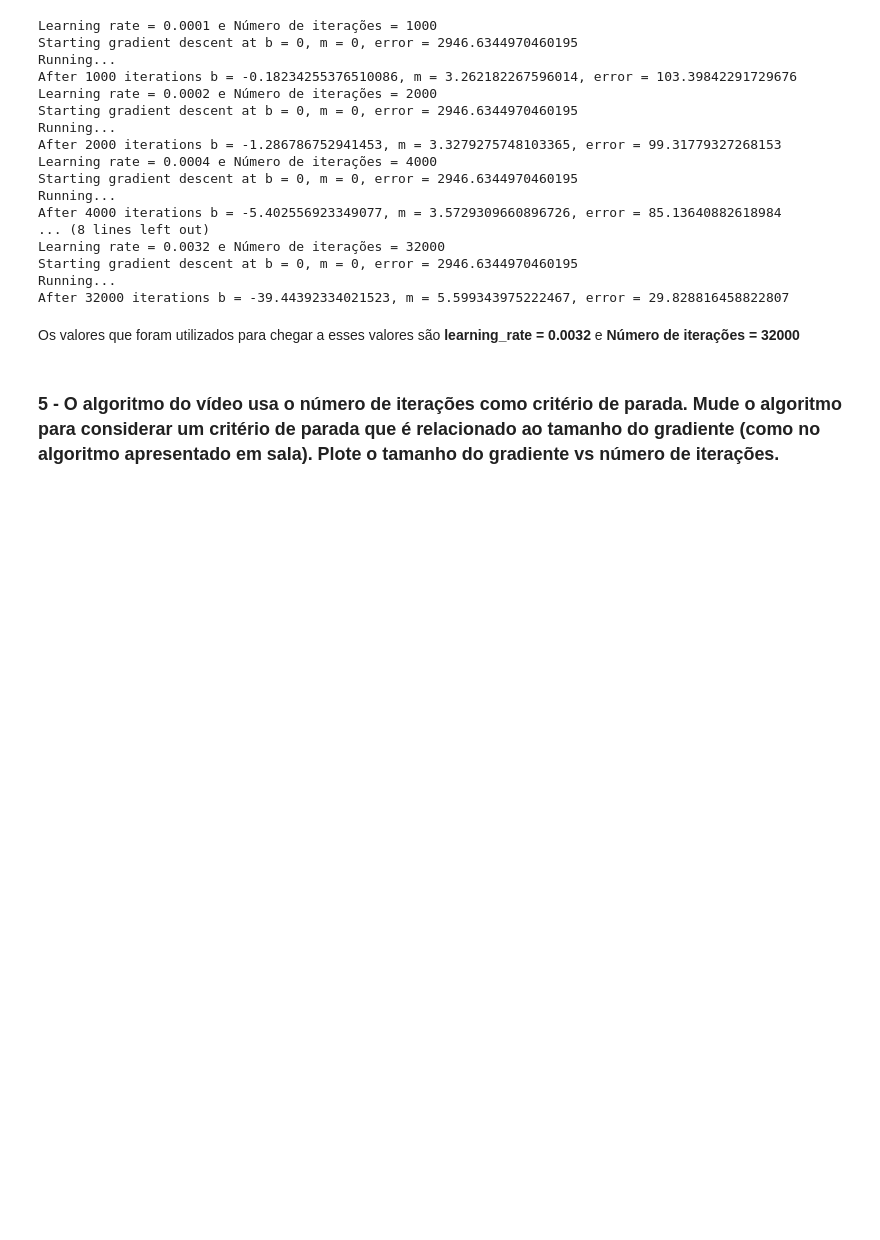
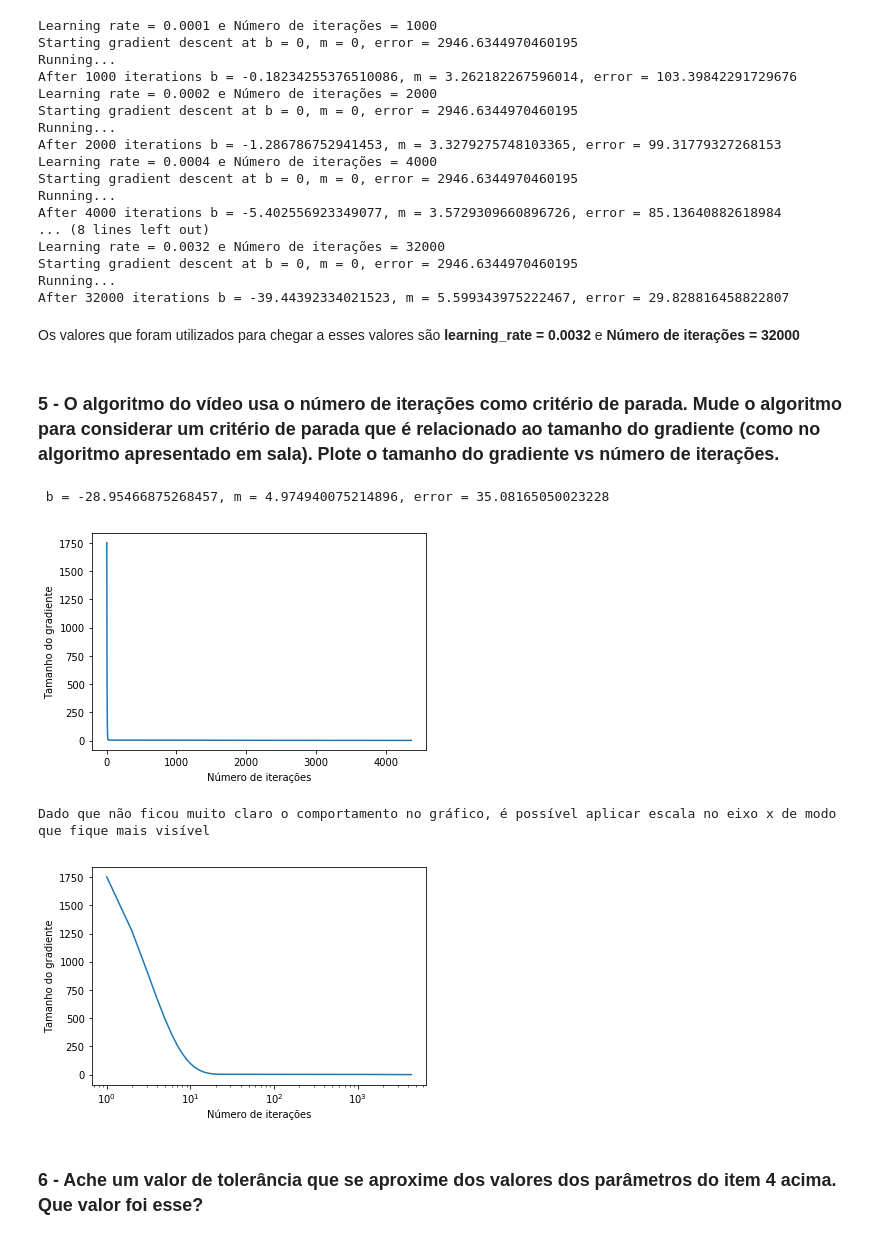
Before and after one commit to luizcz/aprendizado_maquina, a Jupyter notebook: regressao_linear/Regressão Linear.ipynb, the cells around one changed output. Saved outputs shown, nothing was run; the diff lists cells and outputs as text; code cells hidden in the pictures; blank space fills up the shorter version.

```diff
--- a/regressao_linear/Regressão Linear.ipynb
+++ b/regressao_linear/Regressão Linear.ipynb
@@ -72,7 +66,7 @@ def run():
     num_iterations = 1000
     print("Starting gradient descent at b = {0}, m = {1}, error = {2}".format(initial_b, initial_m, compute_error_for_given_points(initial_b, initial_m, points)))
     print("Running...")
-    [b,m] = gradiente_descent_runner(points, initial_b, initial_m, learning_rate, num_iterations)
+    [b,m] = gradient_descent_runner(points, initial_b, initial_m, learning_rate, num_iterations)
     print ("After {0} iterations b = {1}, m = {2}, error = {3}".format(num_iterations, b, m, compute_error_for_given_points(b, m, points)))
 
 
@@ -85,7 +79,7 @@ After 1000 iterations b = -0.18234255376510086, m = 3.262182267596014, error = 1
 # %% [markdown]
 ### 2 - Modifique o código original para imprimir o RSS a cada iteração do gradiente descendente.
 # %%
-def gradiente_descent_runner(points, starting_b, starting_m, learning_rate, num_iterations):
+def gradient_descent_runner(points, starting_b, starting_m, learning_rate, num_iterations):
     b = starting_b
     m = starting_m
 
@@ -104,7 +98,7 @@ def run():
     num_iterations = 1000
     print("Starting gradient descent at b = {0}, m = {1}, error = {2}".format(initial_b, initial_m, compute_error_for_given_points(initial_b, initial_m, points)))
     print("Running...")
-    [b,m] = gradiente_descent_runner(points, initial_b, initial_m, learning_rate, num_iterations)
+    [b,m] = gradient_descent_runner(points, initial_b, initial_m, learning_rate, num_iterations)
     print ("After {0} iterations b = {1}, m = {2}, error = {3}".format(num_iterations, b, m, compute_error_for_given_points(b, m, points)))
 
 
@@ -134,7 +128,7 @@ After 1000 iterations b = -0.18234255376510086, m = 3.262182267596014, error = 1
 #from matplotlib import pyplot as plt
 eixo_x = []
 eixo_y = []
-def gradiente_descent_runner(points, starting_b, starting_m, learning_rate, num_iterations):
+def gradient_descent_runner(points, starting_b, starting_m, learning_rate, num_iterations):
     b = starting_b
     m = starting_m
 
@@ -155,7 +149,7 @@ def run():
     num_iterations = 1000
     #print("Starting gradient descent at b = {0}, m = {1}, error = {2}".format(initial_b, initial_m, compute_error_for_given_points(initial_b, initial_m, points)))
     #print("Running...")
-    [b,m] = gradiente_descent_runner(points, initial_b, initial_m, learning_rate, num_iterations)
+    [b,m] = gradient_descent_runner(points, initial_b, initial_m, learning_rate, num_iterations)
     plt.plot(eixo_x, eixo_y)
     plt.xlabel("Número de iterações")
     plt.ylabel("RSS")
@@ -182,7 +176,7 @@ def run():
         print("Learning rate = {0} e Número de iterações = {1}".format(learning_rate, num_iterations))
         print("Starting gradient descent at b = {0}, m = {1}, error = {2}".format(initial_b, initial_m, compute_error_for_given_points(initial_b, initial_m, points)))
         print("Running...")
-        [b,m] = gradiente_descent_runner(points, initial_b, initial_m, learning_rate, num_iterations)
+        [b,m] = gradient_descent_runner(points, initial_b, initial_m, learning_rate, num_iterations)
         print ("After {0} iterations b = {1}, m = {2}, error = {3}".format(num_iterations, b, m, compute_error_for_given_points(b, m, points)))
         num_iterations = num_iterations * 2
         learning_rate = learning_rate * 2
@@ -214,3 +208,63 @@ After 32000 iterations b = -39.44392334021523, m = 5.599343975222467, error = 29
 Os valores que foram utilizados para chegar a esses valores são __learning_rate = 0.0032__ e __Número de iterações = 32000__
 # %% [markdown]
 ### 5 - O algoritmo do vídeo usa o número de iterações como critério de parada. Mude o algoritmo para considerar um critério de parada que é relacionado ao tamanho do gradiente (como no algoritmo apresentado em sala). Plote o tamanho do gradiente vs número de iterações.
+# %%
+eixo_x = []
+eixo_y = []
+def step_gradient(b_current, m_current, points, learningRate):
+    b_gradient = 0
+    m_gradient = 0
+    N = float(len(points))
+    for i in range(0, len(points)):
+        x = points[i, 0]
+        y = points[i, 1]
+        b_gradient += -(2/N) * (y - ((m_current * x) + b_current))
+        m_gradient += -(2/N) * x * (y - ((m_current * x) + b_current))
+    new_b = b_current - (learningRate * b_gradient)
+    new_m = m_current - (learningRate * m_gradient)
+    return [new_b, new_m, b_gradient, m_gradient]
+
+def gradient_descent_runner(points, starting_b, starting_m, learning_rate, num_iterations):
+    b = starting_b
+    m = starting_m
+    ite = 0
+
+    while(True):
+        b, m, bg, mg = step_gradient(b, m, array(points), learning_rate)
+        ite += 1
+        eixo_x.append(ite)
+        eixo_y.append(sqrt(bg**2 + mg**2))
+        if(sqrt(bg**2 + mg**2) < 1):
+            break
+        #print ("After {0} iterations the error is {1}".format(i, ))
+    return [b,m]
+def run():
+    points = genfromtxt("income.csv", delimiter=",")
+    learning_rate = 0.0032
+    initial_b = 0 # initial y-intercept guess
+    initial_m = 0 # initial slope guess
+    num_iterations = 1000
+    #print("Starting gradient descent at b = {0}, m = {1}, error = {2}".format(initial_b, initial_m, compute_error_for_line_given_points(initial_b, initial_m, points)))
+    #print("Running...")
+    [b, m] = gradient_descent_runner(points, initial_b, initial_m, learning_rate, num_iterations)
+    print(" b = {0}, m = {1}, error = {2}".format(b, m, compute_error_for_line_given_points(b, m, points)))
+    plt.plot(eixo_x, eixo_y)
+    plt.xlabel("Número de iterações")
+    plt.ylabel("Tamanho do gradiente")
+    plt.show()
+    print("Dado que não ficou muito claro o comportamento no gráfico, é possível aplicar escala no eixo x de modo que fique mais visível")
+    plt.plot(eixo_x, eixo_y)
+    plt.xlabel("Número de iterações")
+    plt.ylabel("Tamanho do gradiente")
+    plt.xscale("log")
+    plt.show()
+
+if __name__ == '__main__':
+    run()
+# %% [output]
+ b = -28.95466875268457, m = 4.974940075214896, error = 35.08165050023228
+[figure, added]
+Dado que não ficou muito claro o comportamento no gráfico, é possível aplicar escala no eixo x de modo que fique mais visível
+[figure, added]
+# %% [markdown]
+### 6 - Ache um valor de tolerância que se aproxime dos valores dos parâmetros do item 4 acima. Que valor foi esse?
```
Also changed, not shown: parts of 3 cells of this notebook.
